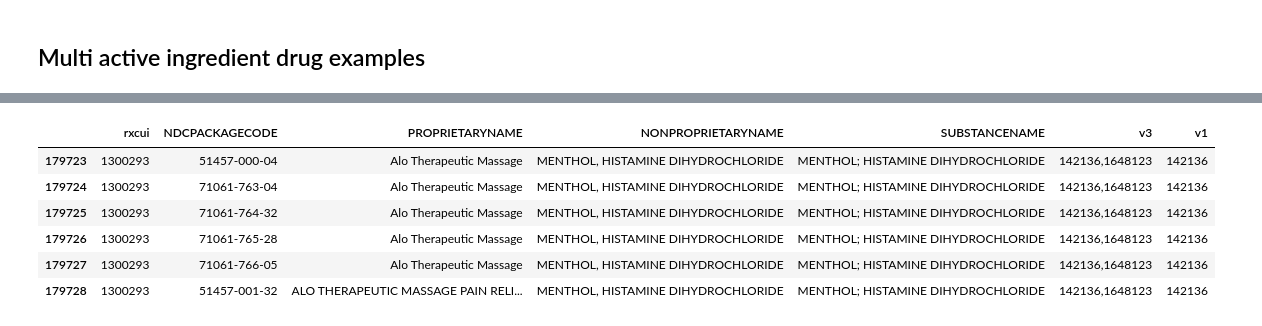
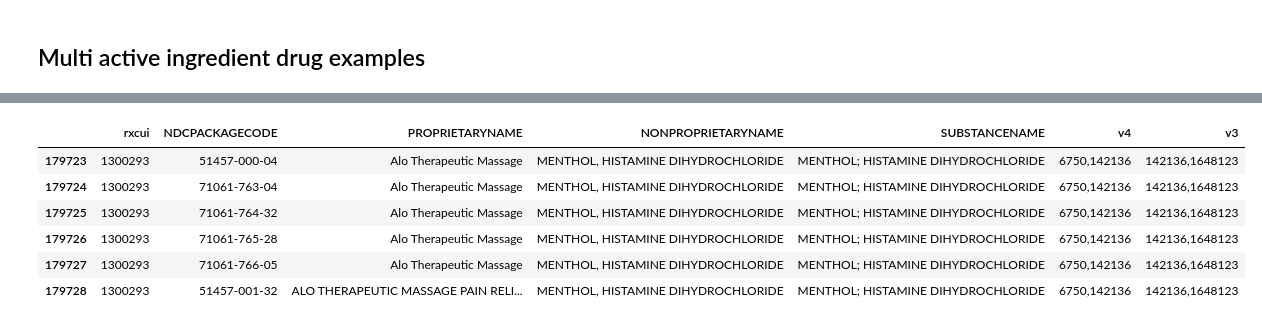
Before and after one commit to veleritas/ndc_active_ingredients, a Jupyter notebook: code/ingredients/validate_mapping_results.ipynb, the cells around one changed output, grey strips where cells are left out. Saved outputs shown, nothing was run; the diff lists cells and outputs as text; code cells hidden in the pictures.

```diff
--- a/code/ingredients/validate_mapping_results.ipynb
+++ b/code/ingredients/validate_mapping_results.ipynb
@@ -14,7 +14,7 @@ from collections import defaultdict
 # %% [markdown]
 ## Read generated mappings
 # %%
-ingredients = pd.read_csv("../../pipeline/ingredients/ndc_active_ingredients_version_3.tsv", sep='\t')
+ingredients = pd.read_csv("../../pipeline/ingredients/ndc_active_ingredients_version_4.tsv", sep='\t')
 # %%
 ingredients.shape
 # %% [output]
@@ -52,3 +52,3 @@ Compare version 3 with version 1's results.
 # %%
-ver1 = pd.read_csv("../../pipeline/ingredients/ndc_active_ingredients_version_1.tsv", sep='\t')
+ver3 = pd.read_csv("../../pipeline/ingredients/ndc_active_ingredients_version_3.tsv", sep='\t')
 # %%
@@ -70,10 +70,10 @@ res = (data
     .reset_index(drop=True)
 
     .merge(ingredients, how="inner", on="rxcui")
+    .rename(columns={"active_ingredients": "v4"})
+
+    .merge(ver3, how="inner", on="rxcui")
     .rename(columns={"active_ingredients": "v3"})
-
-    .merge(ver1, how="inner", on="rxcui")
-    .rename(columns={"active_ingredients": "v1"})
 
     .reset_index(drop=True)
 )
@@ -369,12 +224,12 @@ Name: num_fda, dtype: int64
 # %%
-# version 3 still incorrectly uses the wrong form of menthol
+# now uses the right form of menthol
 
-good.query("rxcui == 1300293")
+res.query("rxcui == 1300293")
 # %% [output]
-|  | rxcui | NDCPACKAGECODE | PROPRIETARYNAME | NONPROPRIETARYNAME | SUBSTANCENAME | v3 | v1 |
-| 179723 | 1300293 | 51457-000-04 | Alo Therapeutic Massage | MENTHOL, HISTAMINE DIHYDROCHLORIDE | MENTHOL; HISTAMINE DIHYDROCHLORIDE | 142136,1648123 | 142136 |
-| 179724 | 1300293 | 71061-763-04 | Alo Therapeutic Massage | MENTHOL, HISTAMINE DIHYDROCHLORIDE | MENTHOL; HISTAMINE DIHYDROCHLORIDE | 142136,1648123 | 142136 |
-| 179725 | 1300293 | 71061-764-32 | Alo Therapeutic Massage | MENTHOL, HISTAMINE DIHYDROCHLORIDE | MENTHOL; HISTAMINE DIHYDROCHLORIDE | 142136,1648123 | 142136 |
-| 179726 | 1300293 | 71061-765-28 | Alo Therapeutic Massage | MENTHOL, HISTAMINE DIHYDROCHLORIDE | MENTHOL; HISTAMINE DIHYDROCHLORIDE | 142136,1648123 | 142136 |
-| 179727 | 1300293 | 71061-766-05 | Alo Therapeutic Massage | MENTHOL, HISTAMINE DIHYDROCHLORIDE | MENTHOL; HISTAMINE DIHYDROCHLORIDE | 142136,1648123 | 142136 |
-| 179728 | 1300293 | 51457-001-32 | ALO THERAPEUTIC MASSAGE PAIN RELI... | MENTHOL, HISTAMINE DIHYDROCHLORIDE | MENTHOL; HISTAMINE DIHYDROCHLORIDE | 142136,1648123 | 142136 |
+|  | rxcui | NDCPACKAGECODE | PROPRIETARYNAME | NONPROPRIETARYNAME | SUBSTANCENAME | v4 | v3 |
+| 179723 | 1300293 | 51457-000-04 | Alo Therapeutic Massage | MENTHOL, HISTAMINE DIHYDROCHLORIDE | MENTHOL; HISTAMINE DIHYDROCHLORIDE | 6750,142136 | 142136,1648123 |
+| 179724 | 1300293 | 71061-763-04 | Alo Therapeutic Massage | MENTHOL, HISTAMINE DIHYDROCHLORIDE | MENTHOL; HISTAMINE DIHYDROCHLORIDE | 6750,142136 | 142136,1648123 |
+| 179725 | 1300293 | 71061-764-32 | Alo Therapeutic Massage | MENTHOL, HISTAMINE DIHYDROCHLORIDE | MENTHOL; HISTAMINE DIHYDROCHLORIDE | 6750,142136 | 142136,1648123 |
+| 179726 | 1300293 | 71061-765-28 | Alo Therapeutic Massage | MENTHOL, HISTAMINE DIHYDROCHLORIDE | MENTHOL; HISTAMINE DIHYDROCHLORIDE | 6750,142136 | 142136,1648123 |
+| 179727 | 1300293 | 71061-766-05 | Alo Therapeutic Massage | MENTHOL, HISTAMINE DIHYDROCHLORIDE | MENTHOL; HISTAMINE DIHYDROCHLORIDE | 6750,142136 | 142136,1648123 |
+| 179728 | 1300293 | 51457-001-32 | ALO THERAPEUTIC MASSAGE PAIN RELI... | MENTHOL, HISTAMINE DIHYDROCHLORIDE | MENTHOL; HISTAMINE DIHYDROCHLORIDE | 6750,142136 | 142136,1648123 |
```
Also changed, not shown: parts of 46 cells of this notebook.
